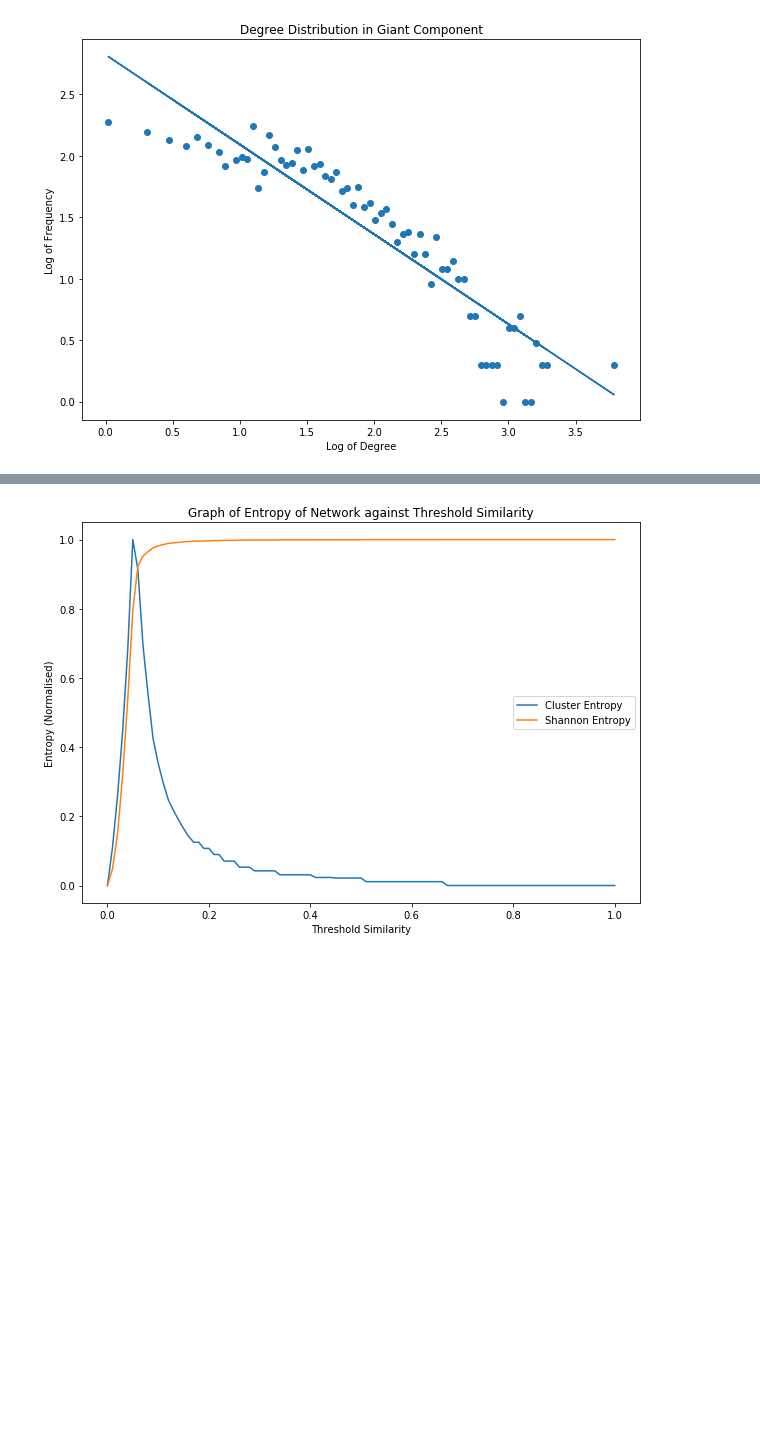
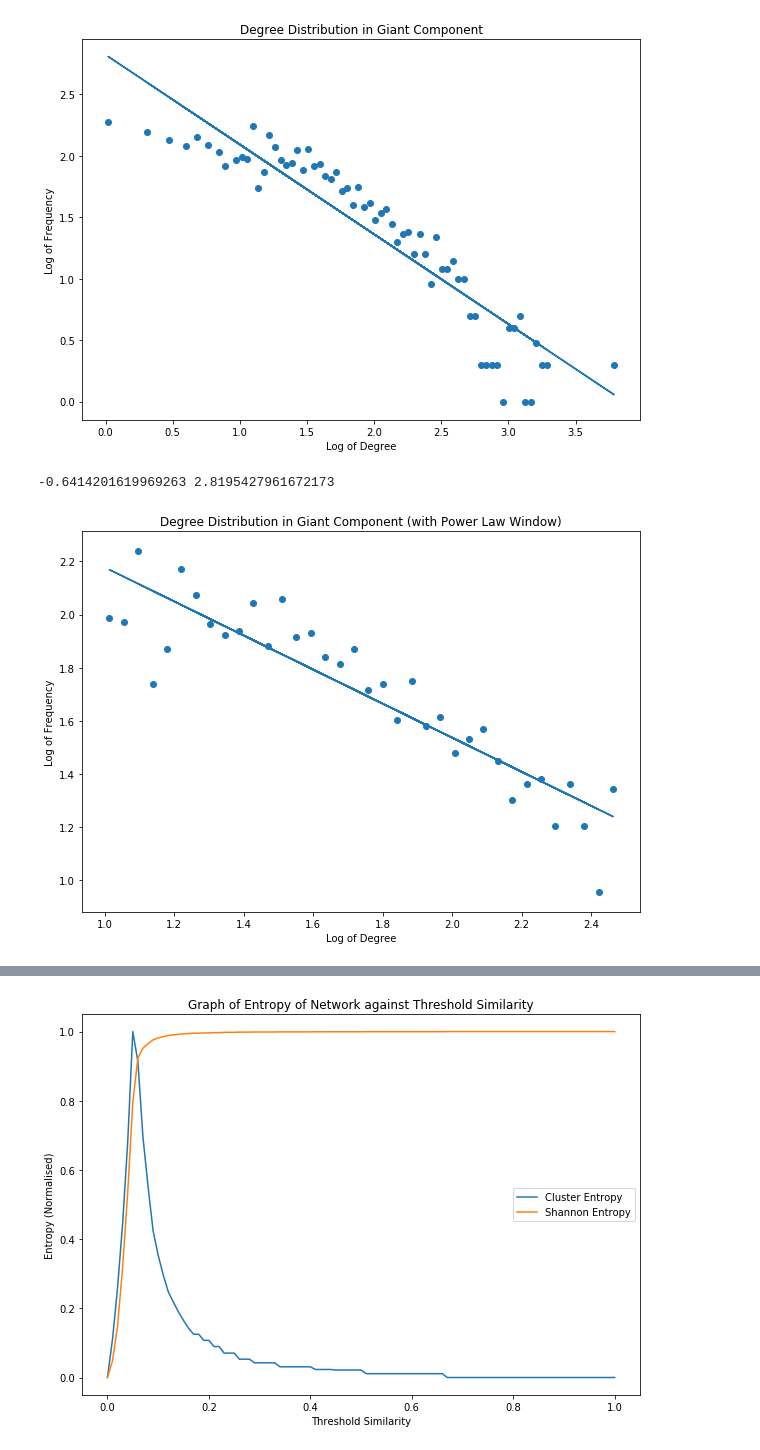
Before and after one commit to jzh001/Social-Network-Structure-in-Common-Interest-Communities, a Jupyter notebook: notebook.ipynb, the cells around one changed output, grey strips where cells are left out. Saved outputs shown, nothing was run; the diff lists cells and outputs as text; code cells hidden in the pictures; blank space fills up the shorter version.

```diff
--- a/notebook.ipynb
+++ b/notebook.ipynb
@@ -299,6 +299,35 @@ plt.plot(degree_x,m*np.array(degree_x)+c)
 plt.savefig('Degree Distribution in Giant Component')
 # %% [output]
 [figure]
+# %%
+#Power Law Window
+#binning node degrees by log factor (i.e. each bin has the range  [a^x,a^(x+1)))
+powers = []
+for node in GC.nodes():
+    powers.append(1.1**math.floor(math.log(GC.degree(node,weight = 'weight'),1.1)))
+
+degree_x = []
+degree_y = []
+d_freq = clt.Counter(powers)
+for item in d_freq:
+    x = math.log10(math.sqrt(item*(item*1.1)))
+    if x > 1 and x < 2.5:
+        degree_x.append(x)
+        degree_y.append(math.log10(d_freq[item]))
+#finding best fit line
+m,c = np.polyfit(degree_x,degree_y,1)#polynomial degree 1 (i.e. linear)
+print(m,c)
+# %% [output]
+-0.6414201619969263 2.8195427961672173
+# %%
+plt.title('Degree Distribution in Giant Component (with Power Law Window)')
+plt.xlabel('Log of Degree')
+plt.ylabel('Log of Frequency')
+plt.scatter(degree_x,degree_y)
+plt.plot(degree_x,m*np.array(degree_x)+c)
+plt.savefig('Degree Distribution in Giant Component (with Power Law Window)')
+# %% [output]
+[figure, added]
 # %%
 y_pred = [m*x + c for x in degree_x]
 MSE = np.square(np.subtract(degree_y,y_pred)).mean()
```
Also changed, not shown: parts of 9 cells of this notebook.
